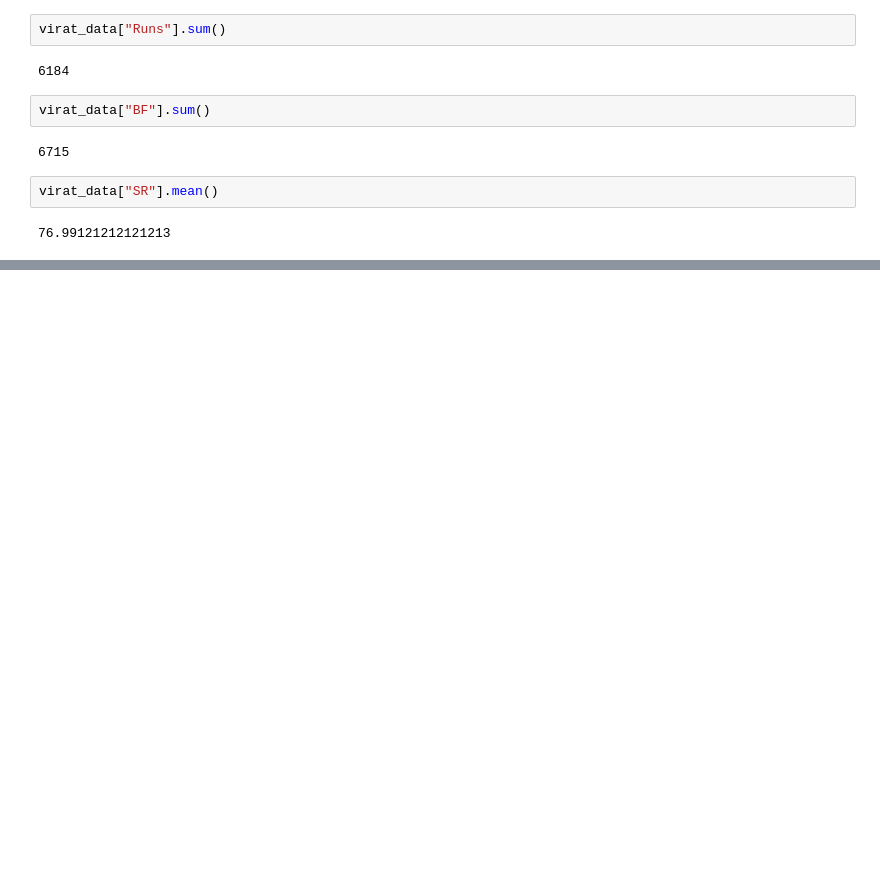
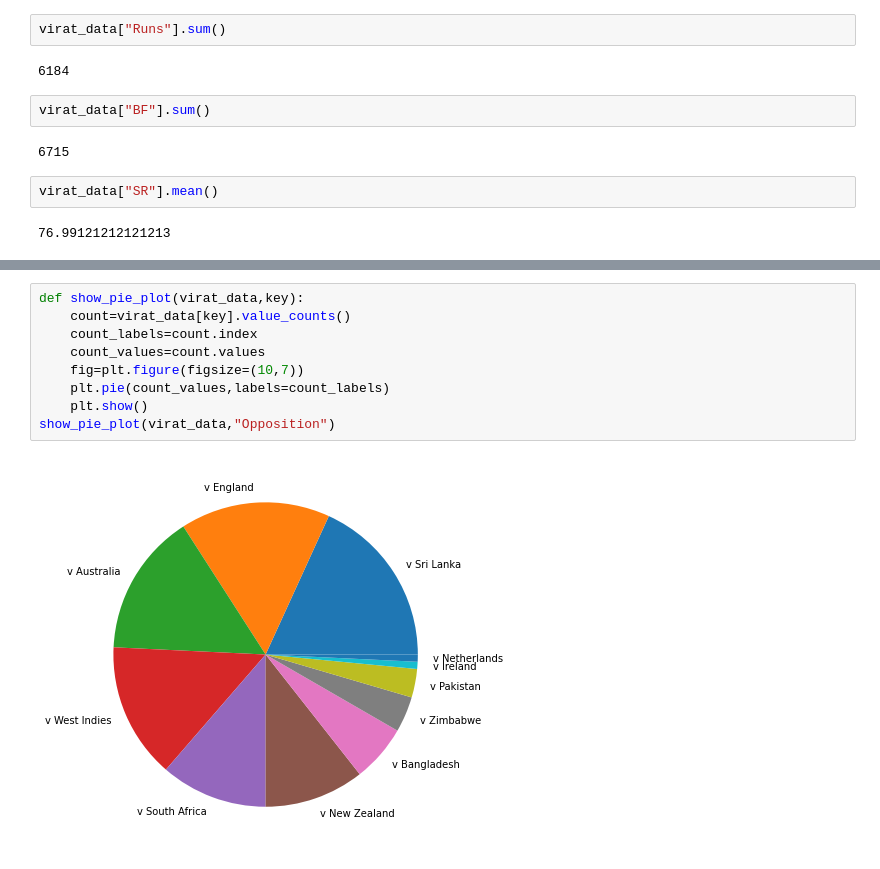
Before and after one commit to subhajit4980/Winter_Training, a Jupyter notebook: pndas.ipynb, the cells around one changed output, grey strips where cells are left out. Drawn from its saved outputs; the diff is of its cells as text; blank space fills up the shorter version.

```diff
--- a/pndas.ipynb
+++ b/pndas.ipynb
@@ -306,0 +370,11 @@ AttributeError: 'function' object has no attribute 'pie'
+# %%
+def show_pie_plot(virat_data,key):
+    count=virat_data[key].value_counts()
+    count_labels=count.index
+    count_values=count.values
+    fig=plt.figure(figsize=(10,7))
+    plt.pie(count_values,labels=count_labels)
+    plt.show()
+show_pie_plot(virat_data,"Opposition")
+# %% [output]
+[figure, added]
```
Also changed, not shown: parts of 16 cells of this notebook, 6 other files.
